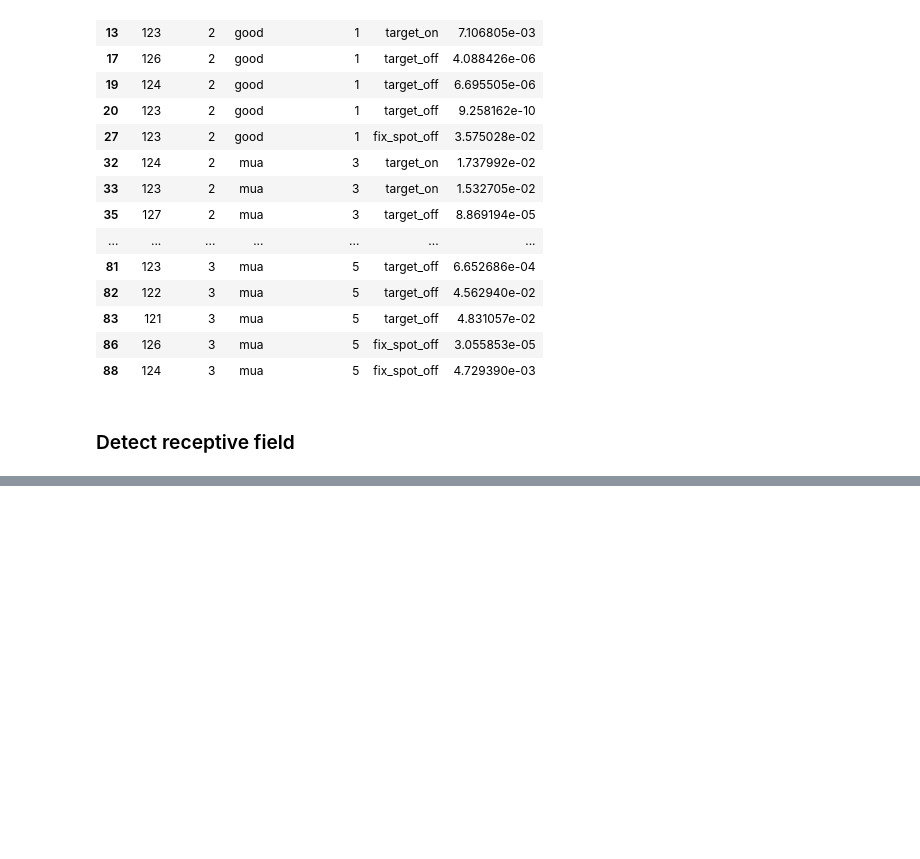
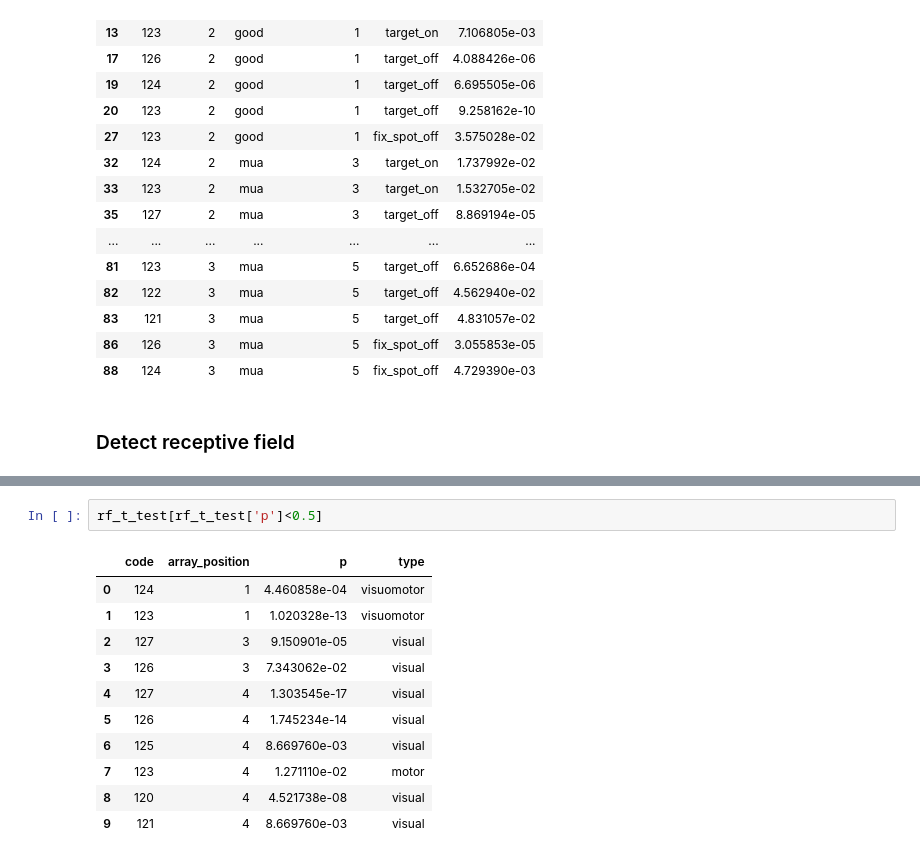
Before and after one commit to Ibos-lab/EphysVibe, a Jupyter notebook: examples/detect_rf.ipynb, the cells around one changed output, grey strips where cells are left out. Cells and saved outputs as stored; diff of their text form; blank space fills up the shorter version.

```diff
--- a/examples/detect_rf.ipynb
+++ b/examples/detect_rf.ipynb
@@ -197,4 +278,18 @@ for i_neuron in significant_units[3:]:
 rf_t_test = pd.DataFrame(rf_t_test)
+# %%
+rf_t_test[rf_t_test['p']<0.5]
+# %% [output]
+|  | code | array_position | p | type |
+| 0 | 124 | 1 | 4.460858e-04 | visuomotor |
+| 1 | 123 | 1 | 1.020328e-13 | visuomotor |
+| 2 | 127 | 3 | 9.150901e-05 | visual |
+| 3 | 126 | 3 | 7.343062e-02 | visual |
+| 4 | 127 | 4 | 1.303545e-17 | visual |
+| 5 | 126 | 4 | 1.745234e-14 | visual |
+| 6 | 125 | 4 | 8.669760e-03 | visual |
+| 7 | 123 | 4 | 1.271110e-02 | motor |
+| 8 | 120 | 4 | 4.521738e-08 | visual |
+| 9 | 121 | 4 | 8.669760e-03 | visual |
 # %%
 # kernel parameters
 t_before=500
```
Also changed, not shown: parts of 10 cells of this notebook, 1 other file.
